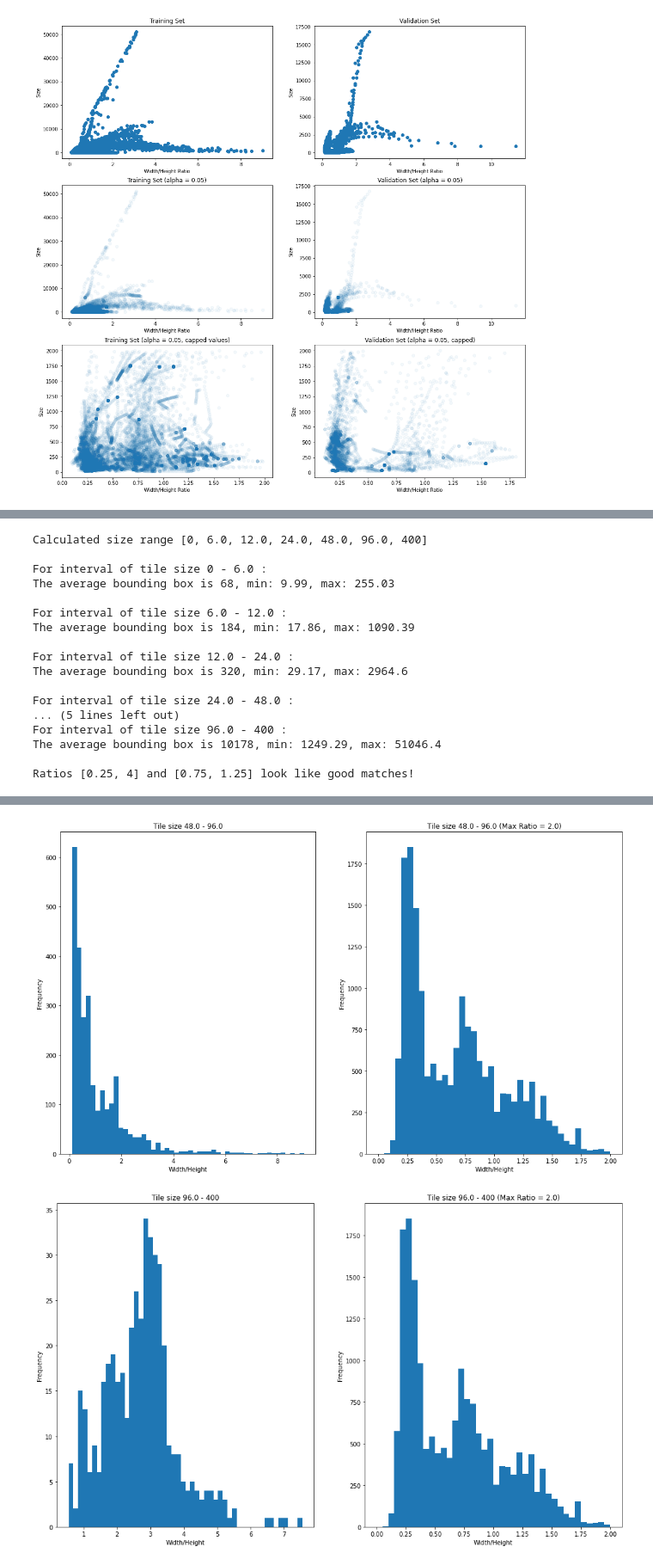
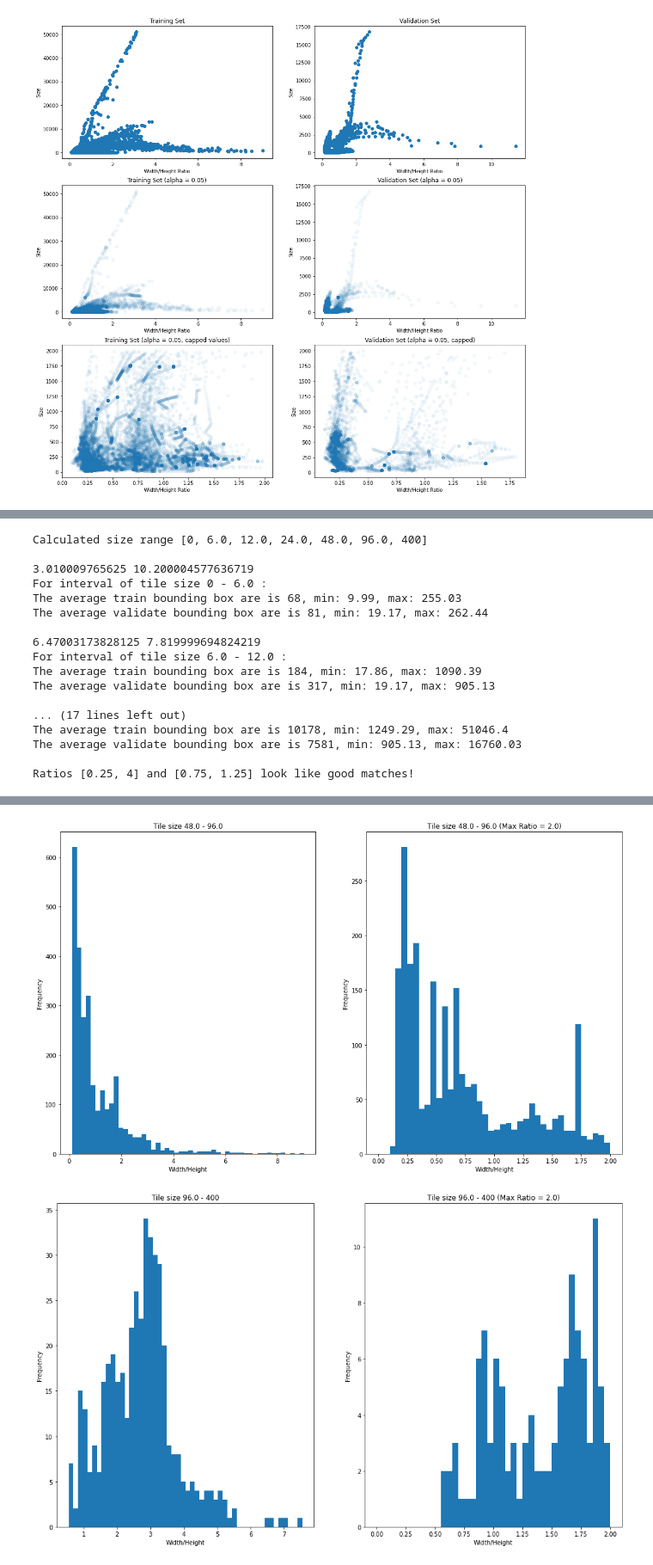
Before and after one commit to erikgal/computer-vision-lidar-project-tdt4265, a Jupyter notebook: SSD/analyze_annotations.ipynb, the cells around one changed output, grey strips where cells are left out. Shown at 86% size. Drawn from its saved outputs; the diff is of its cells as text; code cells hidden in the pictures.

```diff
--- a/SSD/analyze_annotations.ipynb
+++ b/SSD/analyze_annotations.ipynb
@@ -317,21 +339,30 @@ def filter_size(width_lst, height_lst, interval):
     return width_lst[np.array(ind)], height_lst[np.array(ind)]
 
 
-def approximate_ratio_and_min_size(width_lst, height_lst, size_range):
-    filtered_width, filtered_height = filter_size(width_lst, height_lst, size_range)
-    filtered_size = filtered_width * filtered_height
-    wh_ratio = filtered_width / filtered_height
+def approximate_ratio_and_min_size(size_range):
+    filtered_train_width, filtered_train_height = filter_size(train_width, train_height, size_range)
+    filtered_train_size = filtered_train_width * filtered_train_height
+    wh_train_ratio = filtered_train_width / filtered_train_height
+
+    filtered_val_width, filtered_val_height = filter_size(validate_width, validate_height, size_range)
+    filtered_val_size = filtered_val_width * filtered_val_height
+    wh_val_ratio = filtered_val_width / filtered_val_height
+
+    print(filtered_val_width[30], filtered_val_height[30])
+
 
 
     print(f"For interval of tile size {size_range[0]} - {size_range[1]} :")
-    print(f"The average bounding box is {int(np.average(filtered_size))}, min: {round(min(filtered_size), 2)}, max: {round(max(filtered_size), 2)}\n")
+    print(f"The average train bounding box are is {int(np.average(filtered_train_size))}, min: {round(min(filtered_train_size), 2)}, max: {round(max(filtered_train_size), 2)}")
+    print(f"The average validate bounding box are is {int(np.average(filtered_val_size))}, min: {round(min(filtered_val_size), 2)}, max: {round(max(filtered_val_size), 2)}\n")
+
 
     fig, axs = plt.subplots(1, 2, figsize=(17, 10))
     # We can set the number of bins with the *bins* keyword argument.
-    axs[0].hist(wh_ratio, bins=50)
+    axs[0].hist(wh_train_ratio, bins=50)
     axs[0].set_title(f'Tile size {size_range[0]} - {size_range[1]}')
 
-    axs[1].hist(train_wh_ratio, bins=[x/20 for x in range(41)])
+    axs[1].hist(wh_train_ratio, bins=[x/20 for x in range(41)])
     axs[1].set_title(f'Tile size {size_range[0]} - {size_range[1]} (Max Ratio = 2.0)')
 
     for ax in axs.flat:
@@ -341,24 +372,24 @@ def approximate_ratio_and_min_size(width_lst, height_lst, size_range):
 
 
 for i in range(len(size_range)-1):
-    approximate_ratio_and_min_size(train_width, train_height, [size_range[i], size_range[i+1]])
+    approximate_ratio_and_min_size([size_range[i], size_range[i+1]])
 
 print("Ratios [0.25, 4] and [0.75, 1.25] look like good matches!")
 # %% [output]
 Calculated size range [0, 6.0, 12.0, 24.0, 48.0, 96.0, 400]
 
+3.010009765625 10.200004577636719
 For interval of tile size 0 - 6.0 :
-The average bounding box is 68, min: 9.99, max: 255.03
+The average train bounding box are is 68, min: 9.99, max: 255.03
+The average validate bounding box are is 81, min: 19.17, max: 262.44
 
+6.47003173828125 7.819999694824219
 For interval of tile size 6.0 - 12.0 :
-The average bounding box is 184, min: 17.86, max: 1090.39
+The average train bounding box are is 184, min: 17.86, max: 1090.39
+The average validate bounding box are is 317, min: 19.17, max: 905.13
 
-For interval of tile size 12.0 - 24.0 :
-The average bounding box is 320, min: 29.17, max: 2964.6
-
-For interval of tile size 24.0 - 48.0 :
-... (5 lines left out)
-For interval of tile size 96.0 - 400 :
-The average bounding box is 10178, min: 1249.29, max: 51046.4
+... (17 lines left out)
+The average train bounding box are is 10178, min: 1249.29, max: 51046.4
+The average validate bounding box are is 7581, min: 905.13, max: 16760.03
 
 Ratios [0.25, 4] and [0.75, 1.25] look like good matches!
@@ -369,2 +400,2 @@ Ratios [0.25, 4] and [0.75, 1.25] look like good matches!
-[figure, old version]
+[figure, new version]
-[figure, old version]
+[figure, new version]
```
Also changed, not shown: parts of 19 cells of this notebook, 2 other files.
